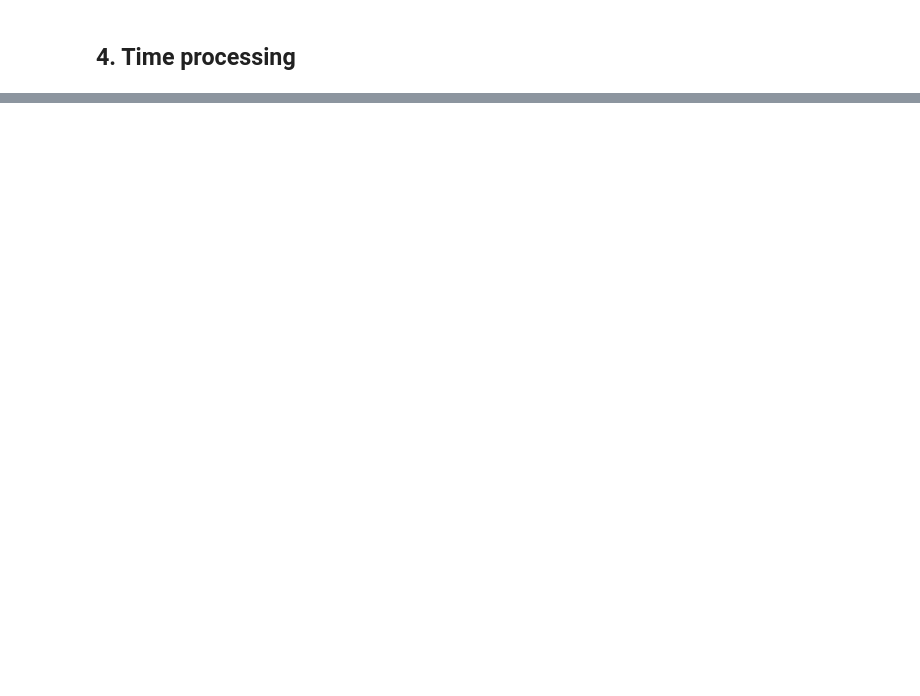
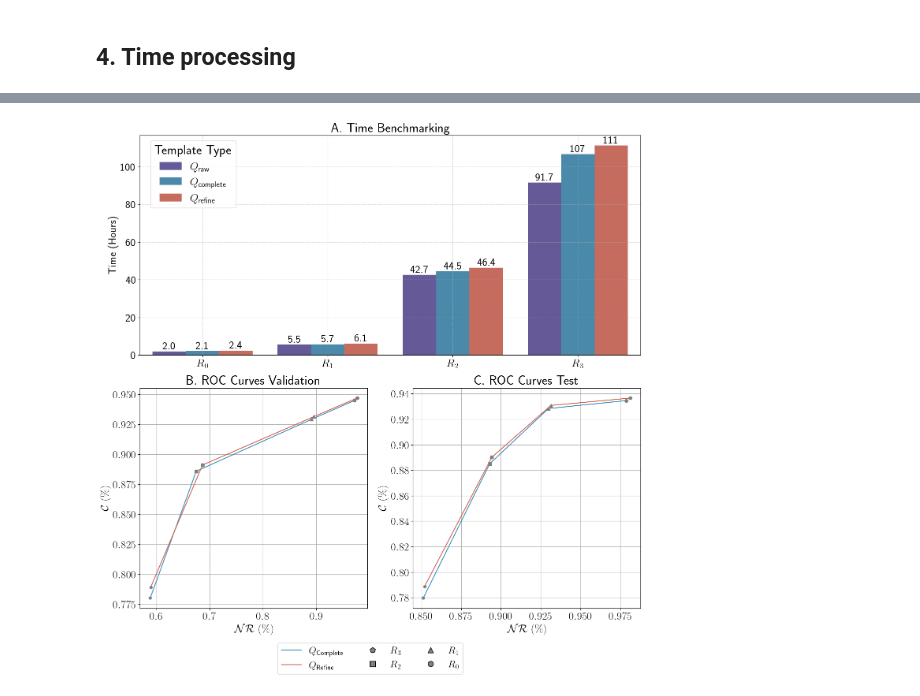
Before and after one commit to TieuLongPhan/SynTemp, a Jupyter notebook: Docs/Analysis/_5_rule_application.ipynb, the cells around one changed output, grey strips where cells are left out. Saved outputs shown, nothing was run; the diff lists cells and outputs as text; code cells hidden in the pictures; blank space fills up the shorter version.

```diff
--- a/Docs/Analysis/_5_rule_application.ipynb
+++ b/Docs/Analysis/_5_rule_application.ipynb
@@ -402,39 +869,41 @@ plot_processing_times(valid_times_compare, ax=ax_time, title=r"A. Time Benchmark
 legend_handles_fw = plot_roc_curves(
     fw,
     axs[1, 0],
-    selected_types=["Complete", "Expand"],
+    selected_types=["Complete", "Refine"],
     fontsettings=fontsettings,
     title=r"B. ROC Curves Validation",
 )
 legend_handles_bw = plot_roc_curves(
     bw,
     axs[1, 1],
-    selected_types=["Complete", "Expand"],
+    selected_types=["Complete", "Refine"],
     fontsettings=fontsettings,
     title=r"C. ROC Curves Test",
 )
 
 # Combine legends from the ROC curves
 fig.legend(
     handles=legend_handles_fw,
     loc="lower center",
     fancybox=True,
     title_fontsize=fontsettings["label_size"],
     fontsize=fontsettings["annotation_size"],
     ncol=3,
     bbox_to_anchor=(0.5, 0.05),
     prop={"size": 18},
 )
 
 # Adjust layout for better visual display
 fig.tight_layout()
 fig.subplots_adjust(
     hspace=0.15, wspace=0.2, bottom=0.17
 )  # Adjust spacing to accommodate the legend
 fig.savefig(
     "../../Docs/Analysis/fig/time_process_rule.pdf",
     dpi=600,
     bbox_inches="tight",
     pad_inches=0,
 )
 plt.show()
+# %% [output]
+[figure, added]
```
Also changed, not shown: parts of 31 cells of this notebook, 6 other files.
